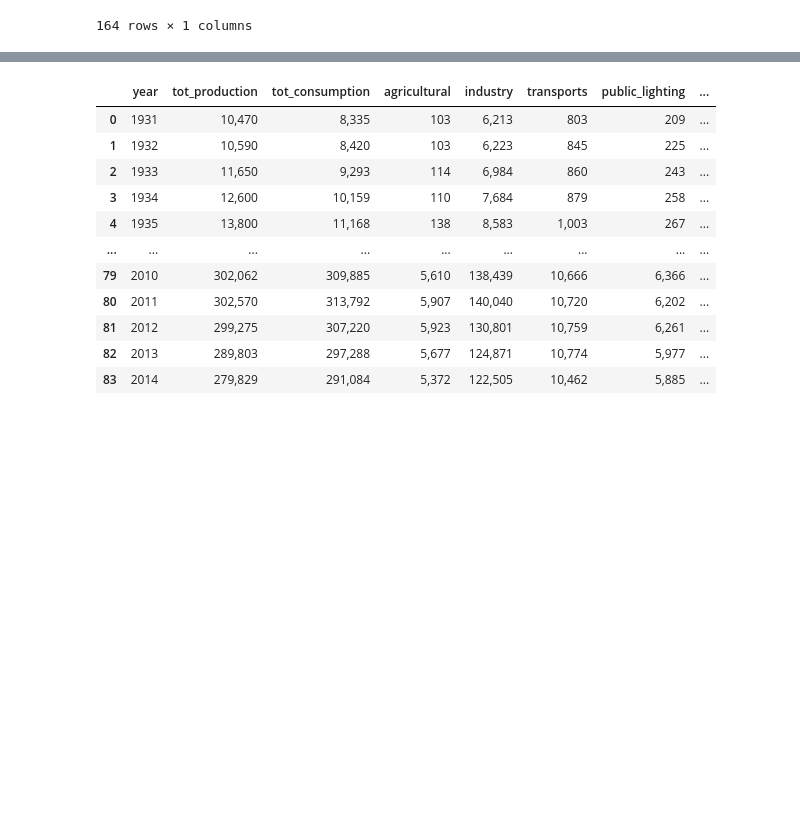
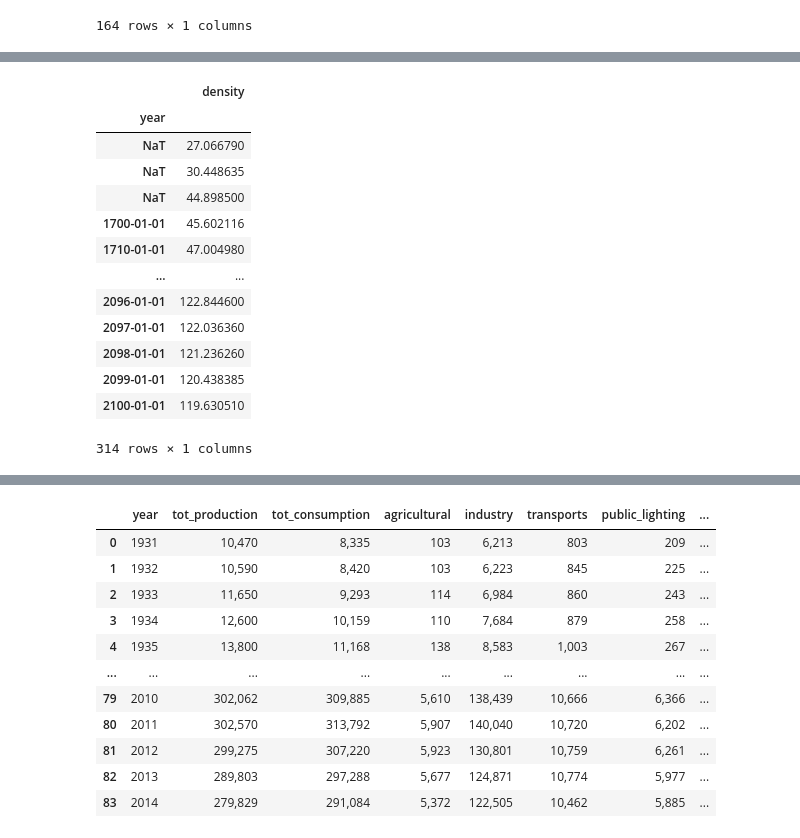
Before and after one commit to depa-tto/Multivariate-Time-Series-project, a Jupyter notebook: time_series_project.ipynb, the cells around one changed output, grey strips where cells are left out. Saved outputs shown, nothing was run; the diff lists cells and outputs as text; code cells hidden in the pictures; blank space fills up the shorter version.

```diff
--- a/time_series_project.ipynb
+++ b/time_series_project.ipynb
@@ -125,3 +151,20 @@ co2
+# %%
+density
+# %% [output]
+|  | density |
+| year |  |
+| NaT | 27.066790 |
+| NaT | 30.448635 |
+| NaT | 44.898500 |
+| 1700-01-01 | 45.602116 |
+| 1710-01-01 | 47.004980 |
+| ... | ... |
+| 2096-01-01 | 122.844600 |
+| 2097-01-01 | 122.036360 |
+| 2098-01-01 | 121.236260 |
+| 2099-01-01 | 120.438385 |
+| 2100-01-01 | 119.630510 |
+314 rows × 1 columns
 # %%
 historical_data = data_owid.loc[(data_owid['year'] > 1930) & (data_owid['year'] < 2015) & (data_owid['country'] == 'Italy')]
 # %%
```
Also changed, not shown: parts of 16 cells of this notebook.
